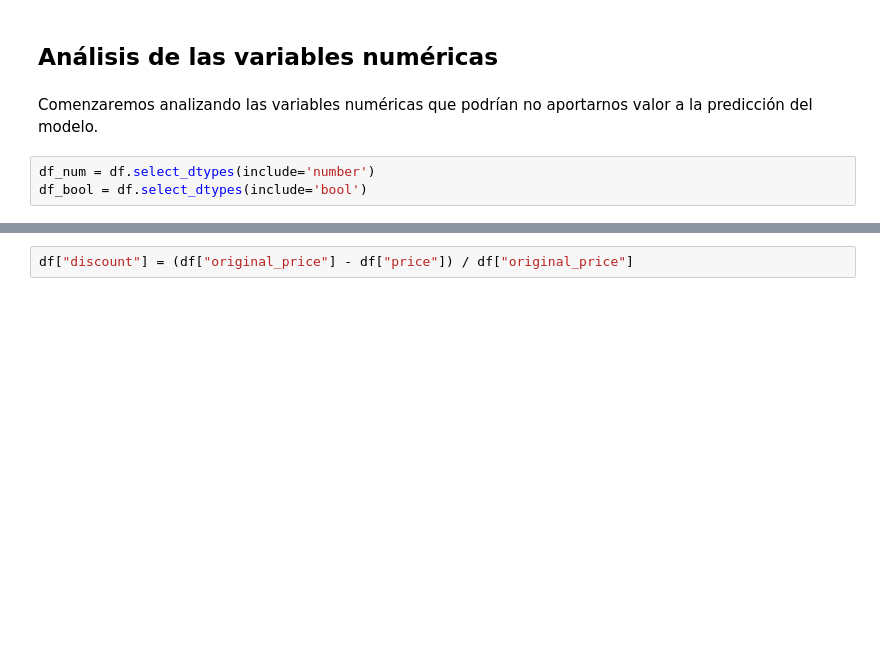
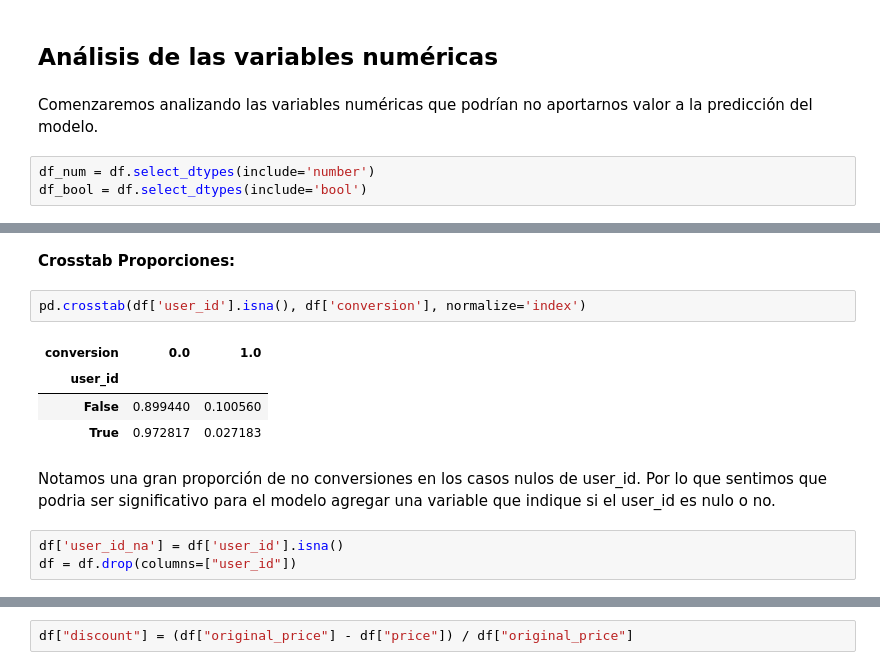
Before and after one commit to azulnogueraa/Prediccion_de_Conversion_IA, a Jupyter notebook: analisis.ipynb, the cells around one changed output, grey strips where cells are left out. Drawn from its saved outputs; the diff is of its cells as text; blank space fills up the shorter version.

```diff
--- a/analisis.ipynb
+++ b/analisis.ipynb
@@ -123,0 +142,14 @@ df = df.drop(columns=["product_id", "user_id", "accepts_mercadopago", "boosted"]
+# %% [markdown]
+<span style=font-weight:bold> Crosstab Proporciones:</span>
+# %%
+pd.crosstab(df['user_id'].isna(), df['conversion'], normalize='index')
+# %% [output]
+| conversion | 0.0 | 1.0 |
+| user_id |  |  |
+| False | 0.899440 | 0.100560 |
+| True | 0.972817 | 0.027183 |
+# %% [markdown]
+Notamos una gran proporción de no conversiones en los casos nulos de user_id. Por lo que sentimos que podria ser significativo para el modelo agregar una variable que indique si el user_id es nulo o no.
+# %%
+df['user_id_na'] = df['user_id'].isna()
+df = df.drop(columns=["user_id"])
```
Also changed, not shown: parts of 72 cells of this notebook.
